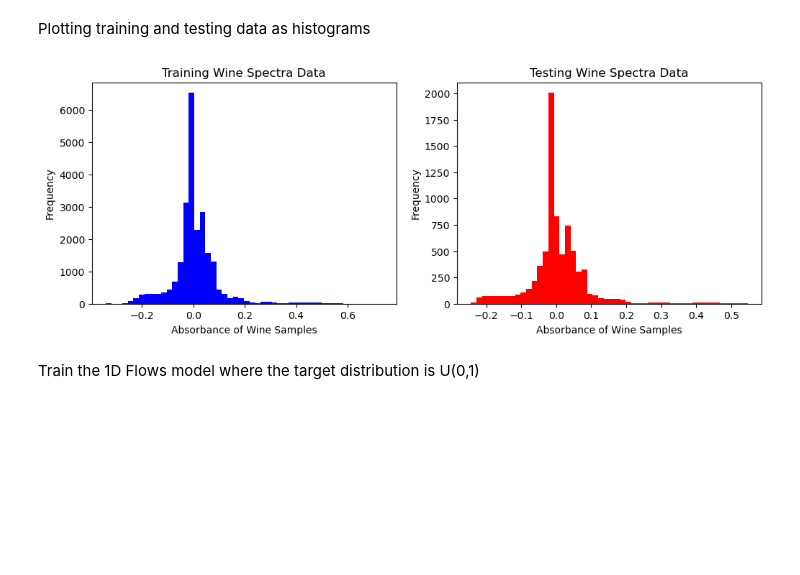
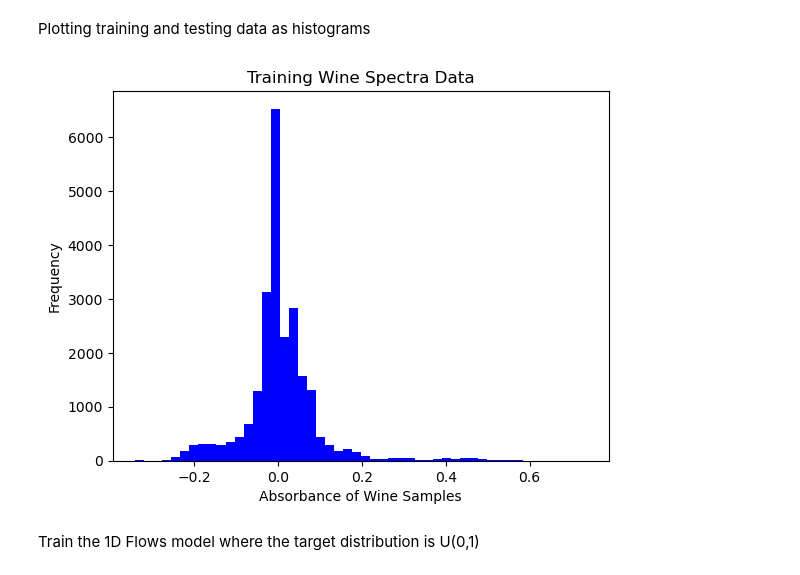
Before and after one commit to firben-sass/Fagprojekt, a Jupyter notebook: main.ipynb, the cells around one changed output. Saved outputs shown, nothing was run; the diff lists cells and outputs as text; code cells hidden in the pictures; blank space fills up the shorter version.

```diff
--- a/main.ipynb
+++ b/main.ipynb
@@ -79,19 +72,14 @@ n_train:  23808
 n_test:  7680
 # %% [markdown]
 Plotting training and testing data as histograms
-# %%
-#Visualize training and testing data
-_, axes = plt.subplots(1,2, figsize=(12,4))
-_ = axes[0].hist(train_loader.dataset.array, bins=50, color = "blue")
-_ = axes[1].hist(test_loader.dataset.array, bins=50, color = "red")
-_ = axes[0].set_title('Training Wine Spectra Data')
-_ = axes[1].set_title('Testing Wine Spectra Data')
-_ = axes[0].set_xlabel('Absorbance of Wine Samples')
-_ = axes[1].set_xlabel('Absorbance of Wine Samples')
-_ = axes[0].set_ylabel('Frequency')
-_ = axes[1].set_ylabel('Frequency')
-# %% [output]
-[figure, removed]
+# %%
+plt.hist(train_loader.dataset.array, bins=50, color = "blue")
+plt.xlabel('Absorbance of Wine Samples')
+plt.ylabel('Frequency')
+plt.title('Training Wine Spectra Data')
+plt.show()
+# %% [output]
+[figure, added]
 # %% [markdown]
 Train the 1D Flows model where the target distribution is U(0,1)
 # %%
```
Also changed, not shown: parts of 10 cells of this notebook.
